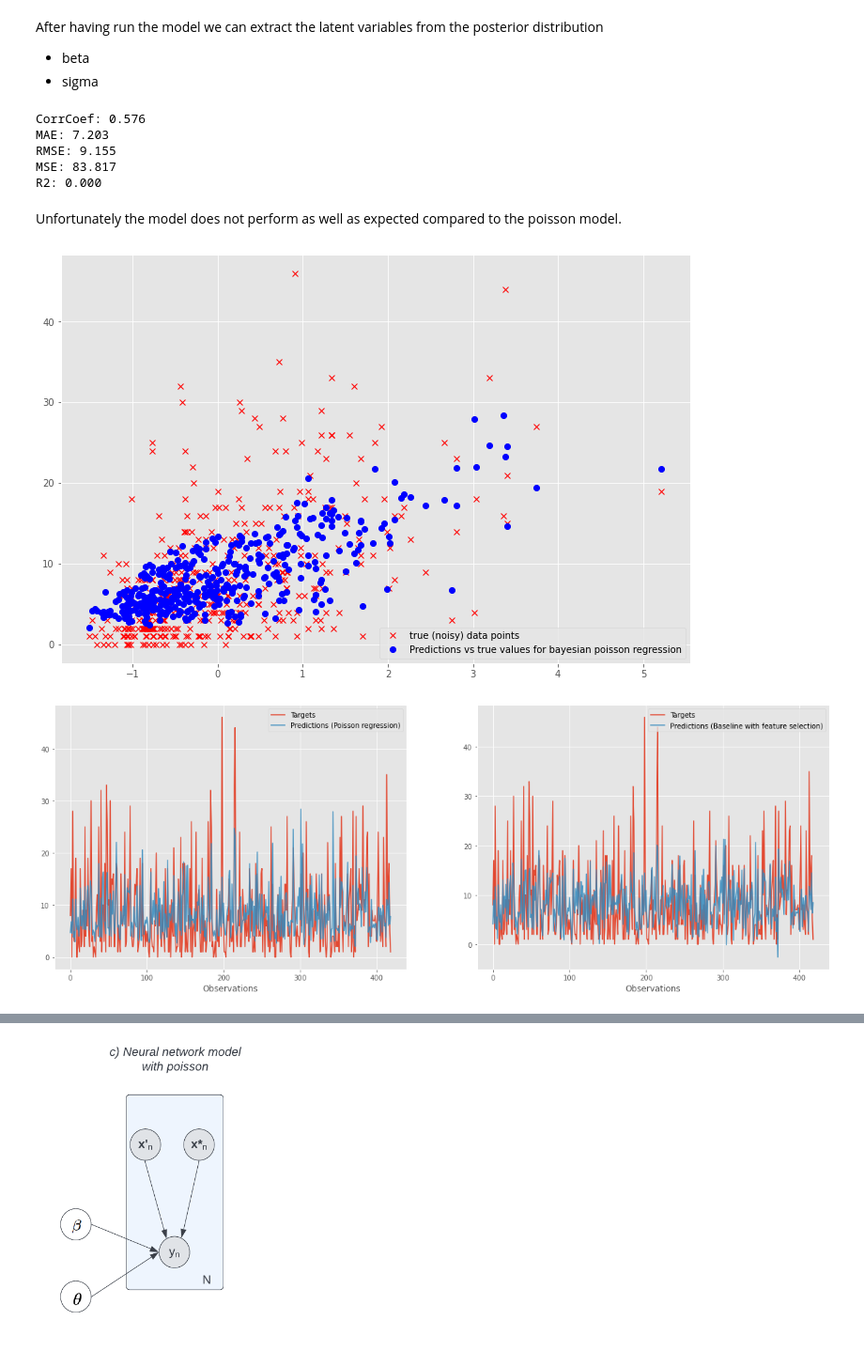
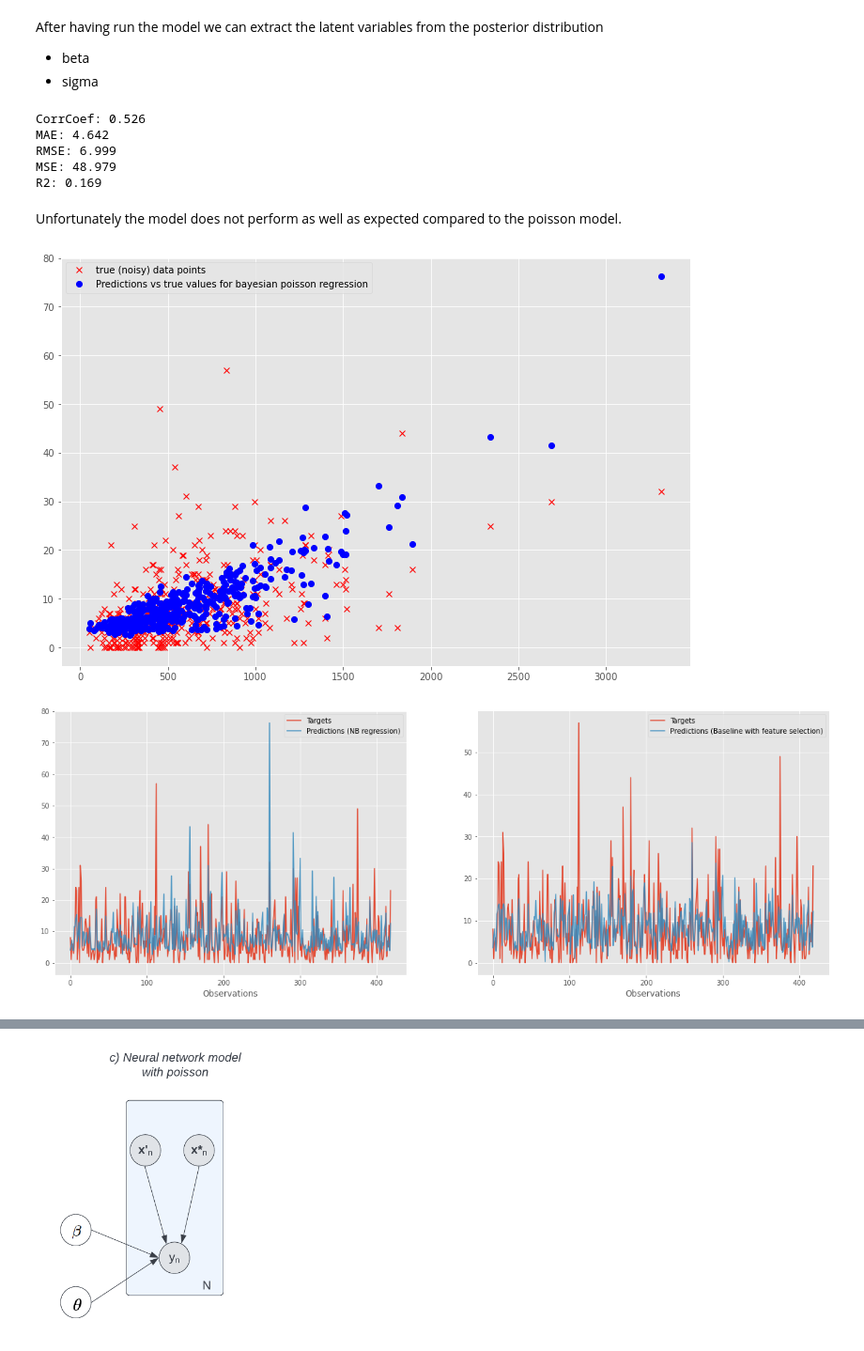
Before and after one commit to KatinkaKlepsch/model_based_ML, a Jupyter notebook: Modelling_notebook_final_version.ipynb, the cells around one changed output, grey strips where cells are left out. Shown at 94% size. Cells and saved outputs as stored; diff of their text form; code cells hidden in the pictures.

```diff
--- a/Modelling_notebook_final_version.ipynb
+++ b/Modelling_notebook_final_version.ipynb
@@ -703,7 +717,7 @@ predictive = Predictive(poisson_model, guide=guide, num_samples=1000,
 samples = predictive(X_train_std_fs, y_train)
 # %%
 # Make predictions for test set
-predictive = Predictive(poisson_model, guide=guide, num_samples=1000,
+predictive = Predictive(NB_model, guide=guide, num_samples=1000,
                         return_sites=("y", "_RETURN"))
 
 samples = predictive(X_test_std_fs)
@@ -712,19 +726,19 @@ y_pred_nb = samples["y"].mean(axis=0).detach().numpy()
 corr, mae, rae, rmse, mse, r2 = compute_error(y_true, y_pred_nb)
 print("CorrCoef: %.3f\nMAE: %.3f\nRMSE: %.3f\nMSE: %.3f\nR2: %.3f" % (corr, mae, rmse, mse,r2))
 # %% [output]
-CorrCoef: 0.576
-MAE: 7.203
-RMSE: 9.155
-MSE: 83.817
-R2: 0.000
+CorrCoef: 0.526
+MAE: 4.642
+RMSE: 6.999
+MSE: 48.979
+R2: 0.169
 # %% [markdown]
 Unfortunately the model does not perform as well as expected compared to the poisson model.
 # %%
 plot_scatter(X_test,y_test,y_pred_nb, "Predictions vs true values for bayesian poisson regression")
 # %% [output]
-[figure, old version]
+[figure, new version]
 # %%
 # Visualize predictions from the hierarchical model and linear regression
-plot_predictions_comp(y_test,y_pred_nb,"Predictions (Poisson regression)",y_pred_lreg_fs, "Predictions (Baseline with feature selection)")
+plot_predictions_comp(y_test,y_pred_nb,"Predictions (NB regression)",y_pred_lreg_fs, "Predictions (Baseline with feature selection)")
 # %% [output]
-[figure, old version]
+[figure, new version]
```
Also changed, not shown: parts of 20 cells of this notebook, 1 other file.
